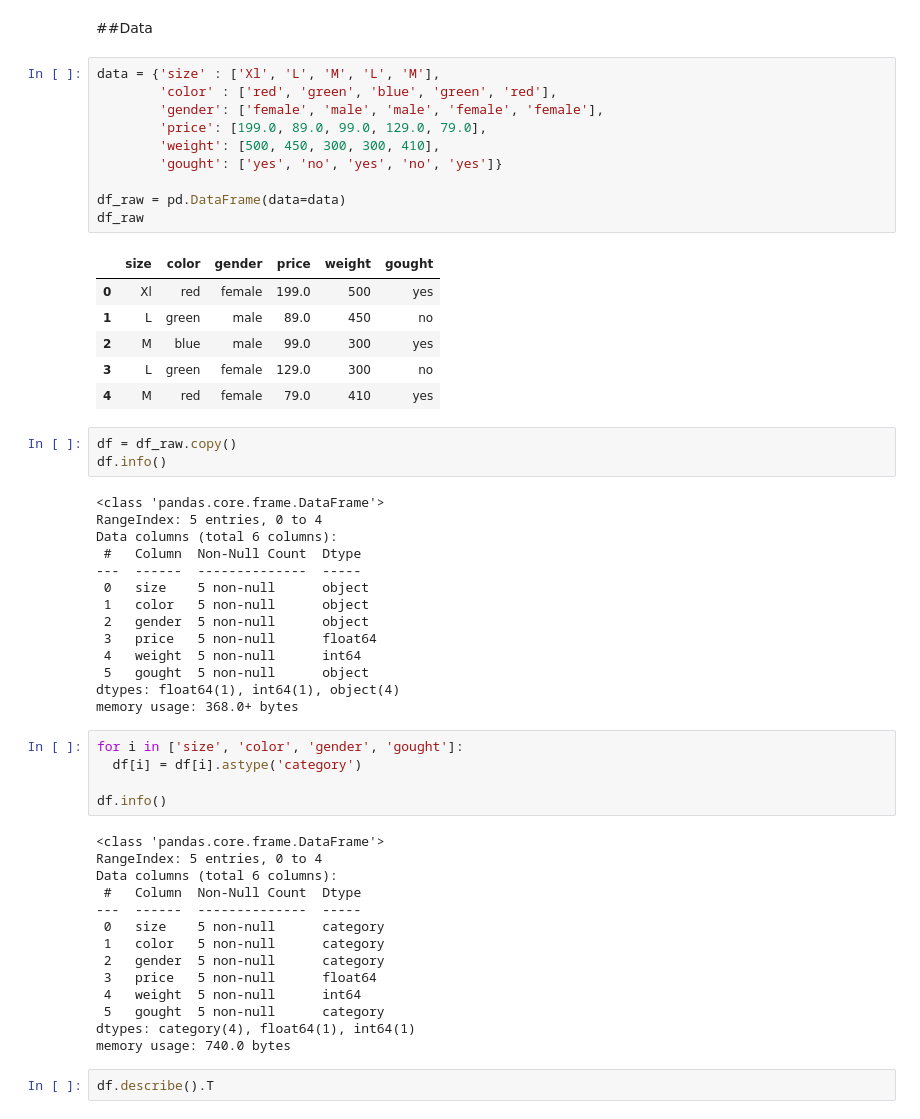
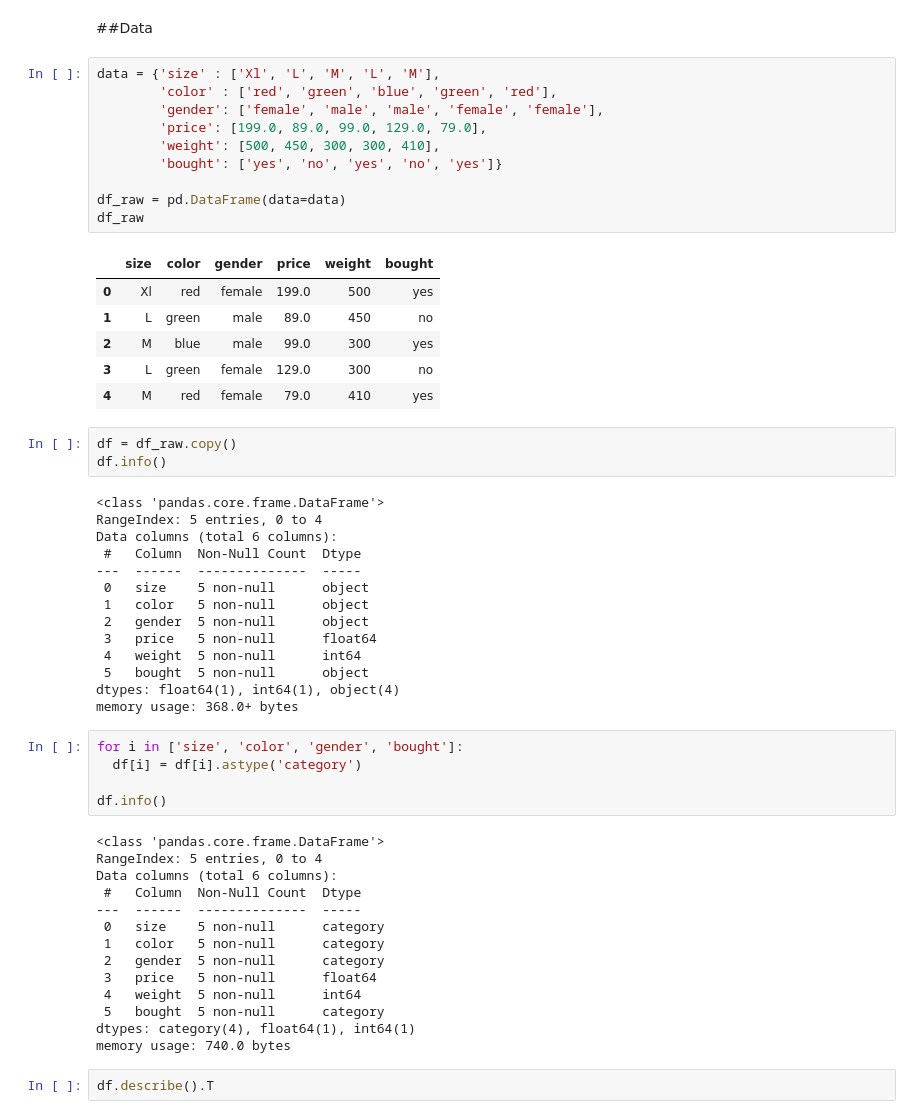
Before and after one commit to kjedrzejczak/Machine_Learning_Bootcamp_practice, a Jupyter notebook: 01_preprocessing.ipynb, the cells around one changed output. Drawn from its saved outputs; the diff is of its cells as text.

```diff
--- a/01_preprocessing.ipynb
+++ b/01_preprocessing.ipynb
@@ -17,15 +17,15 @@ print(sklearn.__version__)
 # %%
 data = {'size' : ['Xl', 'L', 'M', 'L', 'M'],
         'color' : ['red', 'green', 'blue', 'green', 'red'],
         'gender': ['female', 'male', 'male', 'female', 'female'],
         'price': [199.0, 89.0, 99.0, 129.0, 79.0],
         'weight': [500, 450, 300, 300, 410],
-        'gought': ['yes', 'no', 'yes', 'no', 'yes']}
+        'bought': ['yes', 'no', 'yes', 'no', 'yes']}
 
 df_raw = pd.DataFrame(data=data)
 df_raw
 # %% [output]
-|  | size | color | gender | price | weight | gought |
+|  | size | color | gender | price | weight | bought |
 | 0 | Xl | red | female | 199.0 | 500 | yes |
 | 1 | L | green | male | 89.0 | 450 | no |
 | 2 | M | blue | male | 99.0 | 300 | yes |
@@ -45,11 +45,11 @@ Data columns (total 6 columns):
  2   gender  5 non-null      object
  3   price   5 non-null      float64
  4   weight  5 non-null      int64
- 5   gought  5 non-null      object
+ 5   bought  5 non-null      object
 dtypes: float64(1), int64(1), object(4)
 memory usage: 368.0+ bytes
 # %%
-for i in ['size', 'color', 'gender', 'gought']:
+for i in ['size', 'color', 'gender', 'bought']:
   df[i] = df[i].astype('category')
 
 df.info()
@@ -64,7 +64,7 @@ Data columns (total 6 columns):
  2   gender  5 non-null      category
  3   price   5 non-null      float64
  4   weight  5 non-null      int64
- 5   gought  5 non-null      category
+ 5   bought  5 non-null      category
 dtypes: category(4), float64(1), int64(1)
 memory usage: 740.0 bytes
 # %%
```
Also changed, not shown: parts of 9 cells of this notebook.
